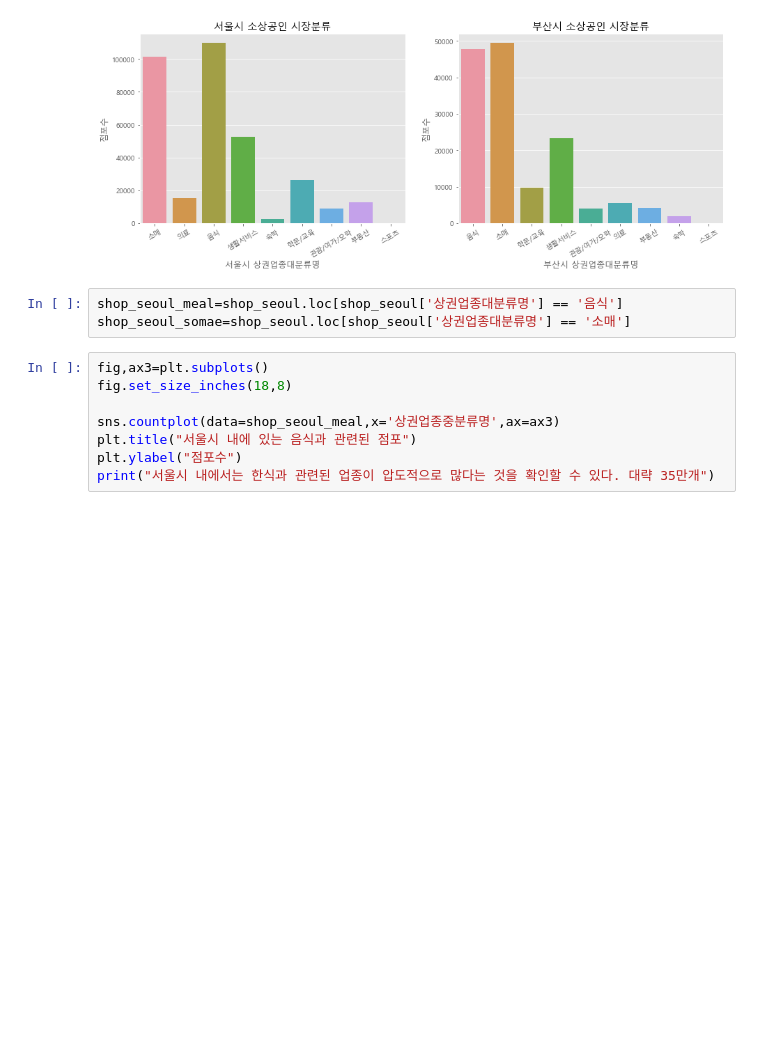
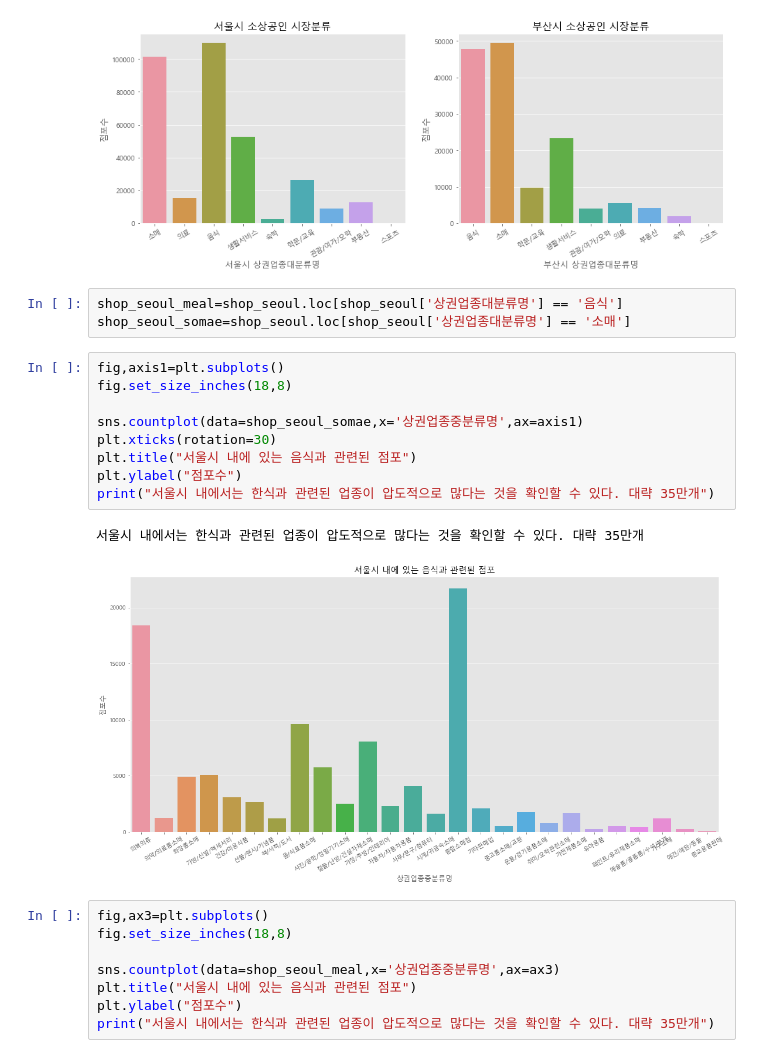
Before and after one commit to LeeJongAnn/DataScience, a Jupyter notebook: 전국 상권 데이터 분석/서울과 부산의 소상공인시장정보.ipynb, the cells around one changed output. Saved outputs shown, nothing was run; the diff lists cells and outputs as text; blank space fills up the shorter version.

```diff
--- a/전국 상권 데이터 분석/서울과 부산의 소상공인시장정보.ipynb
+++ b/전국 상권 데이터 분석/서울과 부산의 소상공인시장정보.ipynb
@@ -78,6 +74,18 @@ print("그리고 서울시와 부산시의 업종별 점포수가 거의 2배씩
 # %%
 shop_seoul_meal=shop_seoul.loc[shop_seoul['상권업종대분류명'] == '음식']
 shop_seoul_somae=shop_seoul.loc[shop_seoul['상권업종대분류명'] == '소매']
+# %%
+fig,axis1=plt.subplots()
+fig.set_size_inches(18,8)
+
+sns.countplot(data=shop_seoul_somae,x='상권업종중분류명',ax=axis1)
+plt.xticks(rotation=30)
+plt.title("서울시 내에 있는 음식과 관련된 점포")
+plt.ylabel("점포수")
+print("서울시 내에서는 한식과 관련된 업종이 압도적으로 많다는 것을 확인할 수 있다. 대략 35만개")
+# %% [output]
+서울시 내에서는 한식과 관련된 업종이 압도적으로 많다는 것을 확인할 수 있다. 대략 35만개
+[figure, added]
 # %%
 fig,ax3=plt.subplots()
 fig.set_size_inches(18,8)
```
Also changed, not shown: parts of 5 cells of this notebook.
